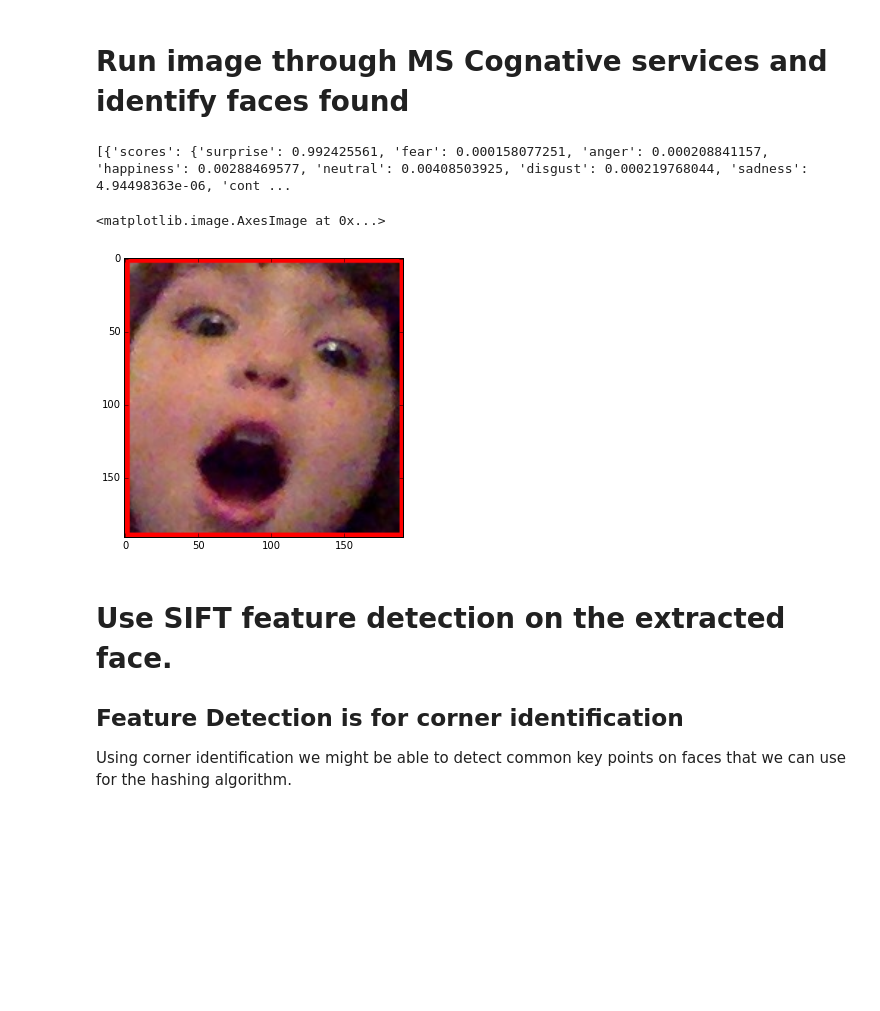
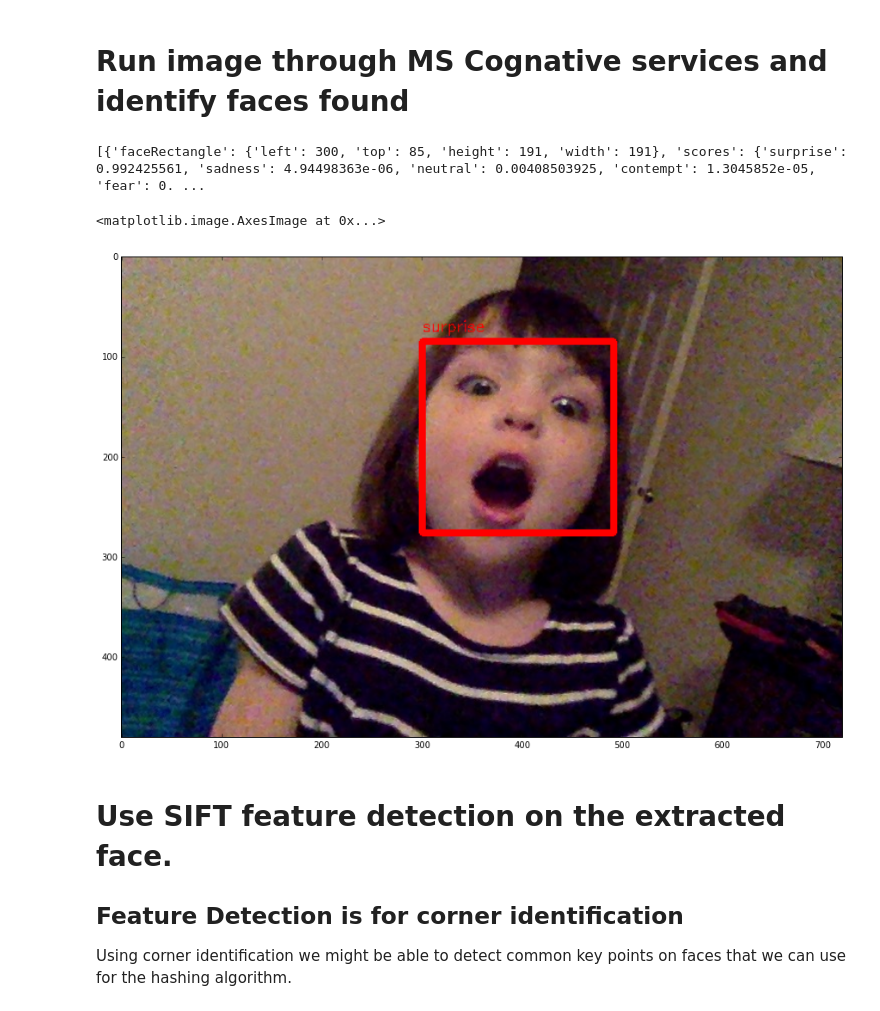
Before and after one commit to mattroid/PersonalPortrait, a Jupyter notebook: data/RecognizeFaceProduceHashCode.ipynb, the cells around one changed output. Saved outputs shown, nothing was run; the diff lists cells and outputs as text; code cells hidden in the pictures; blank space fills up the shorter version.

```diff
--- a/data/RecognizeFaceProduceHashCode.ipynb
+++ b/data/RecognizeFaceProduceHashCode.ipynb
@@ -124,30 +124,30 @@ def renderResultOnImage( result, img ):
 # %%
 # Load raw image file into memory
 pathToFileInDisk = r'/images/evorie.jpg'
 with open( pathToFileInDisk, 'rb' ) as f:
     data = f.read()
 
 headers = dict()
 headers['Ocp-Apim-Subscription-Key'] = _key
 headers['Content-Type'] = 'application/octet-stream'
 
 json = None
 
 result = processRequest( json, data, headers )
 print(result)
 # Load the original image from disk
 data8uint = np.fromstring( data, np.uint8 ) # Convert string to an unsigned int array
 
 img = cv2.cvtColor( cv2.imdecode( data8uint, cv2.IMREAD_COLOR ), cv2.COLOR_BGR2RGB )
 
 renderResultOnImage( result, img )
 
-ig, ax = plt.subplots(figsize=(5, 10))
-ax.imshow( _faces[0] )
+ig, ax = plt.subplots(figsize=(15, 20))
+ax.imshow( img )
 # %% [output]
-[{'scores': {'surprise': 0.992425561, 'fear': 0.000158077251, 'anger': 0.000208841157, 'happiness': 0.00288469577, 'neutral': 0.00408503925, 'disgust': 0.000219768044, 'sadness': 4.94498363e-06, 'cont ...
+[{'faceRectangle': {'left': 300, 'top': 85, 'height': 191, 'width': 191}, 'scores': {'surprise': 0.992425561, 'sadness': 4.94498363e-06, 'neutral': 0.00408503925, 'contempt': 1.3045852e-05, 'fear': 0. ...
 <matplotlib.image.AxesImage at 0x...>
-[figure, old version]
+[figure, new version]
 # %% [markdown]
 # Use SIFT feature detection on the extracted face.
 
```
Also changed, not shown: parts of 1 cell of this notebook, 14 other files.
